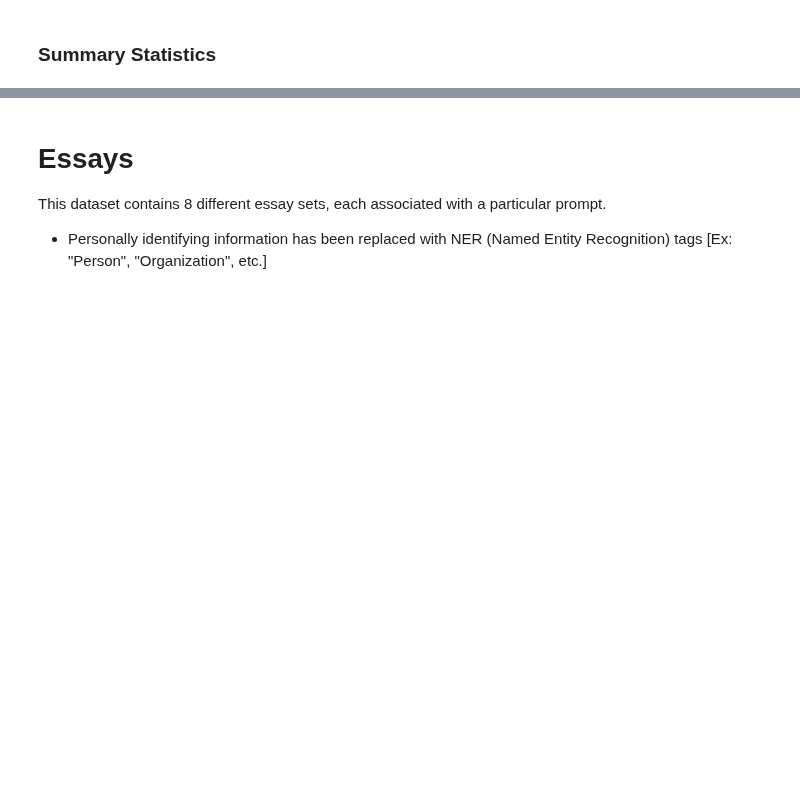
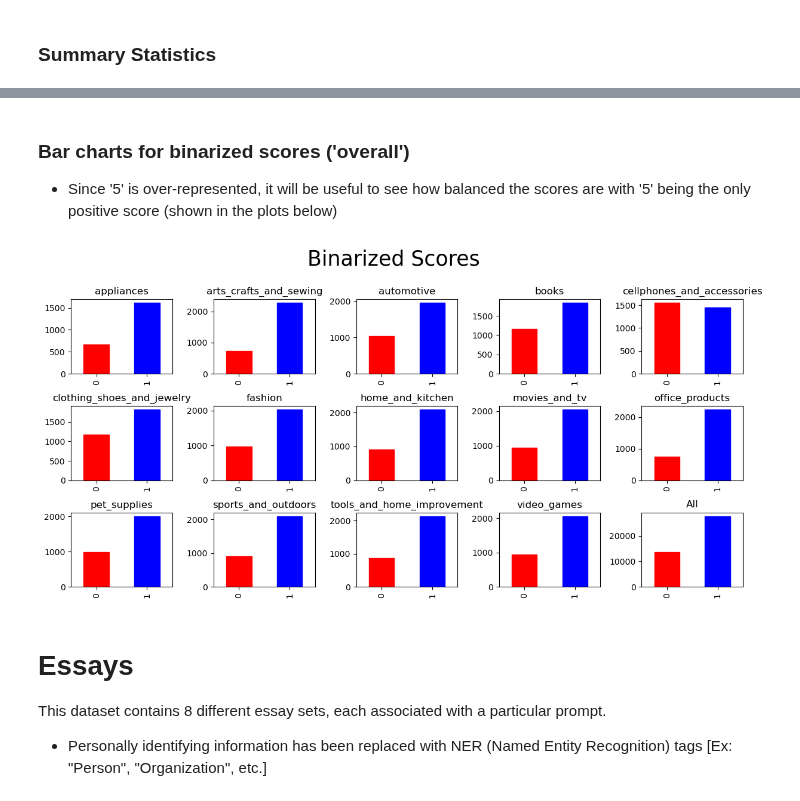
Before and after one commit to lliv12/nlp-lime-ig, a Jupyter notebook: datasets_overview.ipynb, the cells around one changed output, grey strips where cells are left out. Saved outputs shown, nothing was run; the diff lists cells and outputs as text; code cells hidden in the pictures; blank space fills up the shorter version.

```diff
--- a/datasets_overview.ipynb
+++ b/datasets_overview.ipynb
@@ -127,3 +159,24 @@ Possible values for 'overall':   [1, 2, 3, 4, 5]
+# %% [markdown]
+### Bar charts for binarized scores ('overall')
+
+* Since '5' is over-represented, it will be useful to see how balanced the scores are with '5' being the only positive score (shown in the plots below)
+# %%
+# thresh:  values <= thresh will be assigned negative (0), above will be assigned positive (1)
+def binarize(df, thresh=4):
+    new_df = df.copy()
+    new_df['overall'] = (new_df['overall'] > thresh).astype(int)
+    return new_df
+
+
+create_reviews_plot(binarize(reviews_data), title="Binarized Scores", bin=True)
+
+# -------------------- OBSERVATIONS --------------------
+#
+# -  Even with '5' as the only positive score, it still out-represents the negative category in most cases.
+#    This might make binarization as a method of balancing unreliable, and we should probably consider removal
+#    instead.
+# %% [output]
+[figure, added]
 # %% [markdown]
 # Essays
 
```
Also changed, not shown: parts of 10 cells of this notebook, 3 other files.
